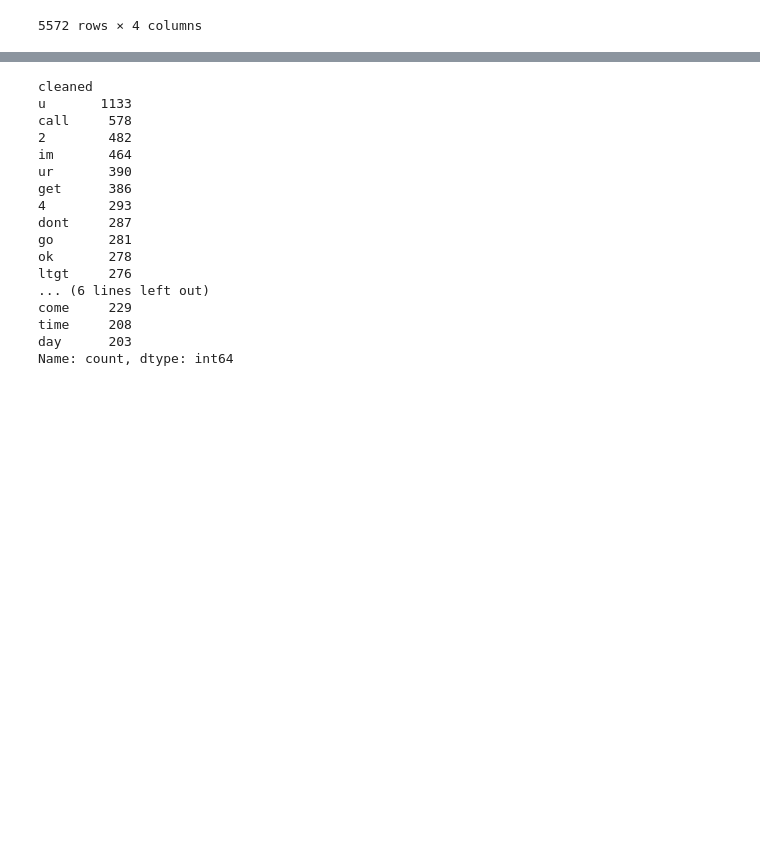
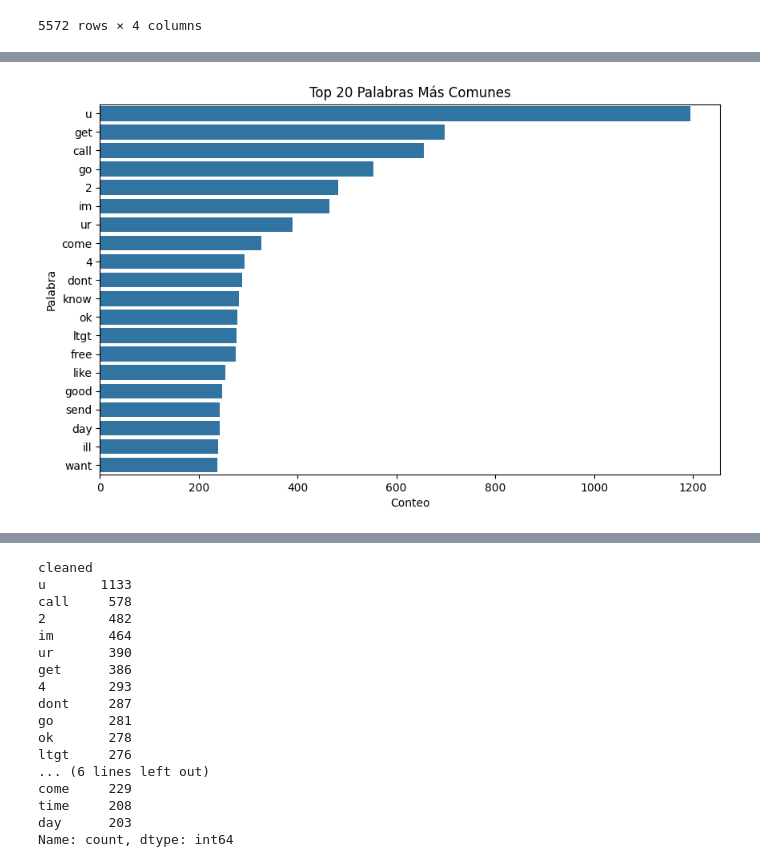
Before and after one commit to jariel17/text-mining, a Jupyter notebook: text_processing.ipynb, the cells around one changed output, grey strips where cells are left out. Cells and saved outputs as stored; diff of their text form; code cells hidden in the pictures; blank space fills up the shorter version.

```diff
--- a/text_processing.ipynb
+++ b/text_processing.ipynb
@@ -94,0 +99,4 @@ display(df)
+# %%
+funciones.common_words(df['lemmas'], 20)
+# %% [output]
+[figure, added]
```
Also changed, not shown: parts of 4 cells of this notebook, 1 other file.
